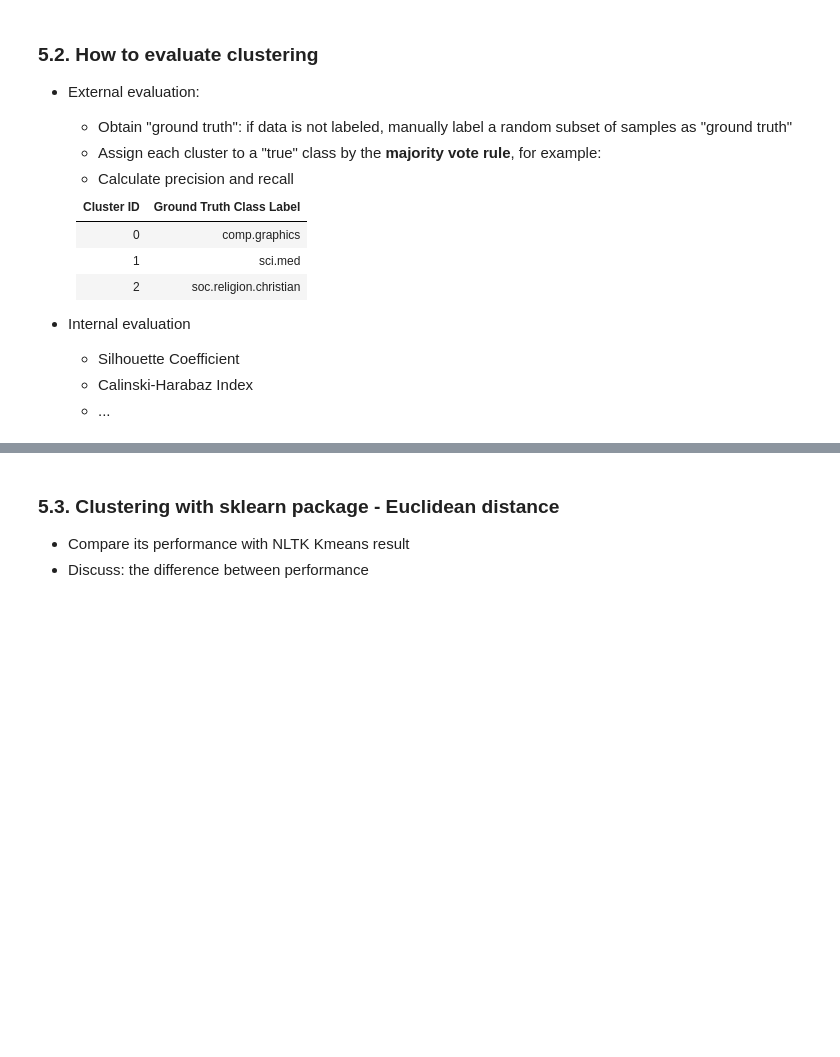
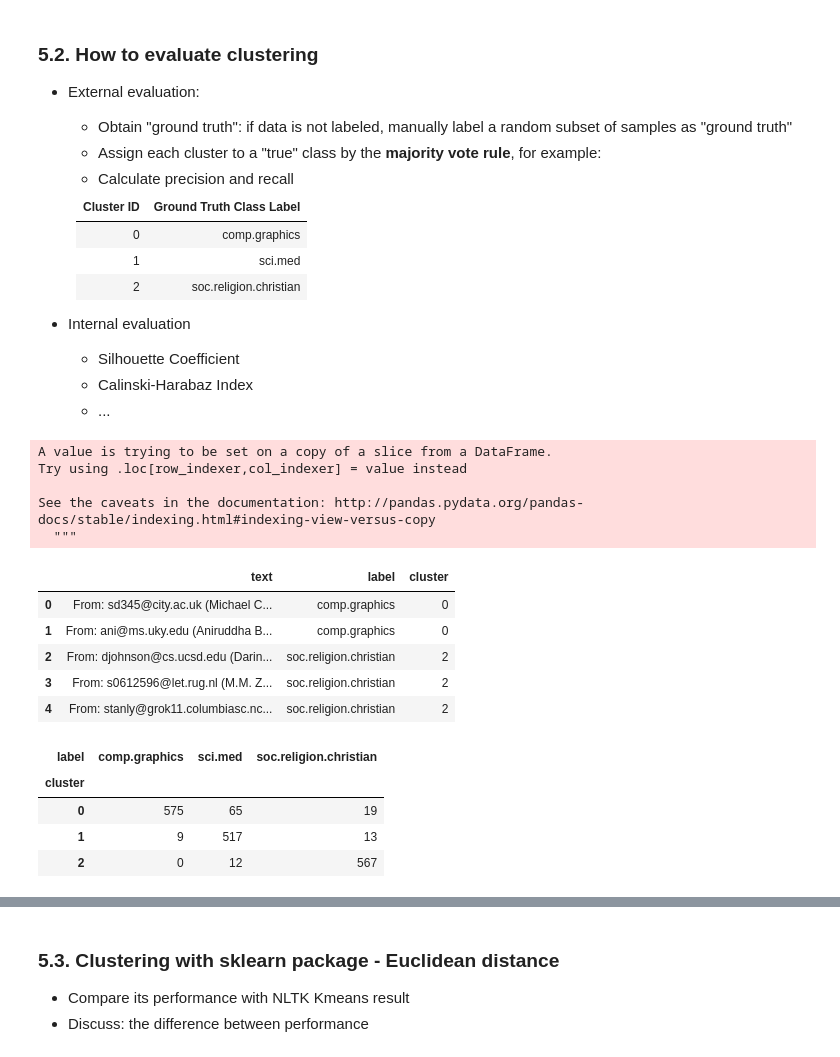
Before and after one commit to taokz/Web-Mining, a Jupyter notebook: Courseware/05. Text Clustering & Topic Modeling/Clustering/Text_Clustering.ipynb, the cells around one changed output, grey strips where cells are left out. Saved outputs shown, nothing was run; the diff lists cells and outputs as text; code cells hidden in the pictures; blank space fills up the shorter version.

```diff
--- a/Courseware/05. Text Clustering & Topic Modeling/Clustering/Text_Clustering.ipynb
+++ b/Courseware/05. Text Clustering & Topic Modeling/Clustering/Text_Clustering.ipynb
@@ -117,0 +137,16 @@ print (dtm.shape)
+# %%
+# initialize the TfidfVectorizer
+# set min document frequency to 5
+
+from sklearn.feature_extraction.text import TfidfVectorizer
+from sklearn import metrics
+from nltk.corpus import stopwords
+
+
+# set the min document frequency to 5
+# generate tfidf matrix
+tfidf_vect = TfidfVectorizer(stop_words="english",\
+                             min_df=5)
+
+dtm= tfidf_vect.fit_transform(data["text"])
+print (dtm.shape)
@@ -118,17 +155,19 @@ print (dtm.shape)
 # %%
 # Exercise 5.1.2 Clustering using NLTK KMean
 
-from nltk.cluster import KMeansClusterer, cosine_distance
+from nltk.cluster import KMeansClusterer, \
+cosine_distance
 
 # set number of clusters
 num_clusters=3
 
 # initialize clustering model
 # using cosine distance
-# clustering will repeat 10 times
+# clustering will repeat 20 times
 # each with different initial centroids
 clusterer = KMeansClusterer(num_clusters, \
-                            cosine_distance, repeats=10)
+                            cosine_distance, \
+                            repeats=20)
 
 # samples are assigned to cluster labels starting from 0
 clusters = clusterer.cluster(dtm.toarray(), \
@@ -189,11 +237,28 @@ for i in range(num_clusters):
 # %%
 # Exercise 5.2.1 External evaluation
 # determine cluster labels and calcuate precision and recall
 
-import pandas as pd
+# Create "cluster" column in the dataframe
+data["cluster"]=clusters
+data.head()
 
-df=pd.DataFrame(list(zip(target, clusters)), \
-                columns=['actual_class','cluster'])
-df.head()
-pd.crosstab( index=df.cluster, columns=df.actual_class)
+# generate crosstab between clusters and true labels
+pd.crosstab( index=data.cluster, columns=data.label)
+# %% [output]
+A value is trying to be set on a copy of a slice from a DataFrame.
+Try using .loc[row_indexer,col_indexer] = value instead
+
+See the caveats in the documentation: http://pandas.pydata.org/pandas-docs/stable/indexing.html#indexing-view-versus-copy
+  """
+|  | text | label | cluster |
+| 0 | From: sd345@city.ac.uk (Michael C... | comp.graphics | 0 |
+| 1 | From: ani@ms.uky.edu (Aniruddha B... | comp.graphics | 0 |
+| 2 | From: djohnson@cs.ucsd.edu (Darin... | soc.religion.christian | 2 |
+| 3 | From: s0612596@let.rug.nl (M.M. Z... | soc.religion.christian | 2 |
+| 4 | From: stanly@grok11.columbiasc.nc... | soc.religion.christian | 2 |
+| label | comp.graphics | sci.med | soc.religion.christian |
+| cluster |  |  |  |
+| 0 | 575 | 65 | 19 |
+| 1 | 9 | 517 | 13 |
+| 2 | 0 | 12 | 567 |
 # %%
```
Also changed, not shown: parts of 17 cells of this notebook, 44 other files.
